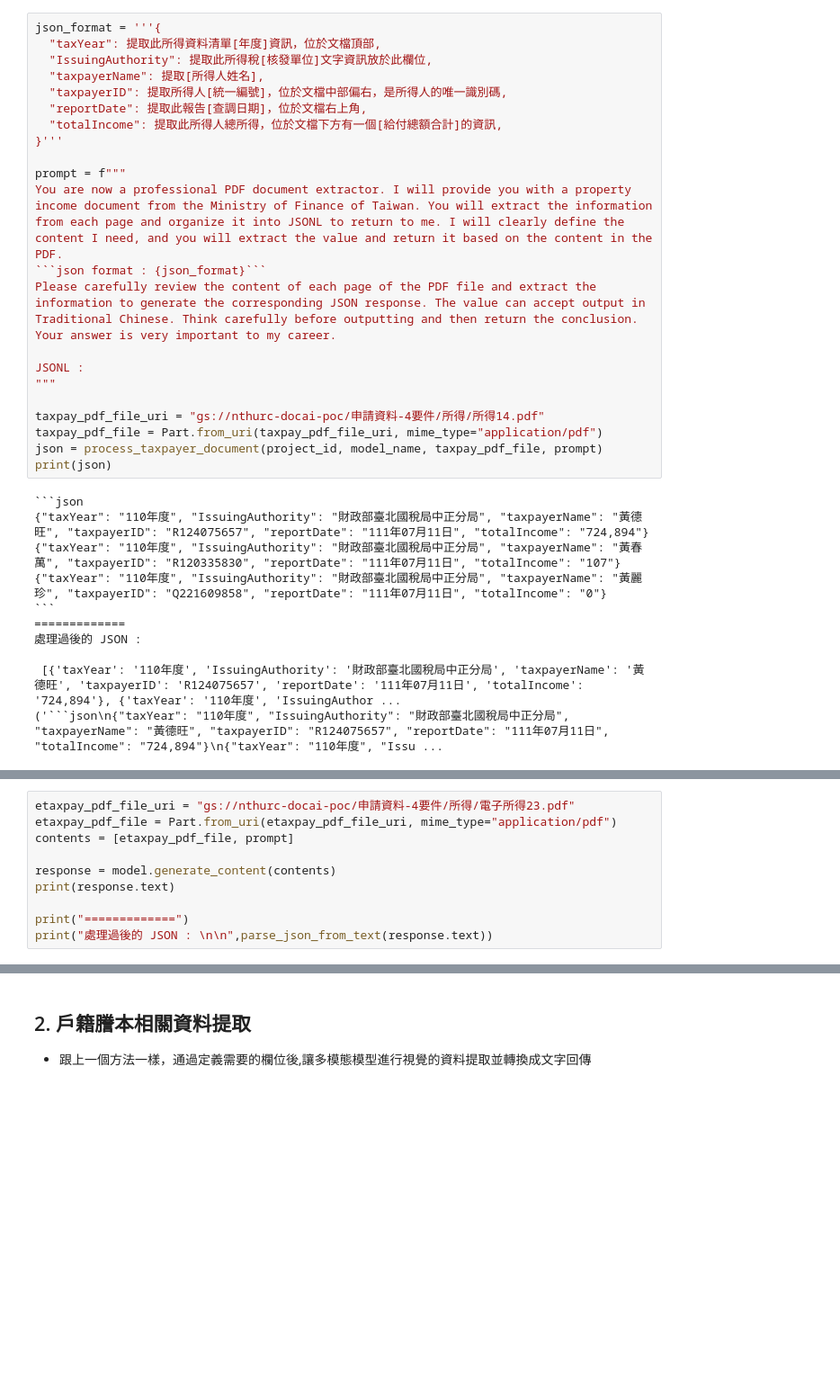
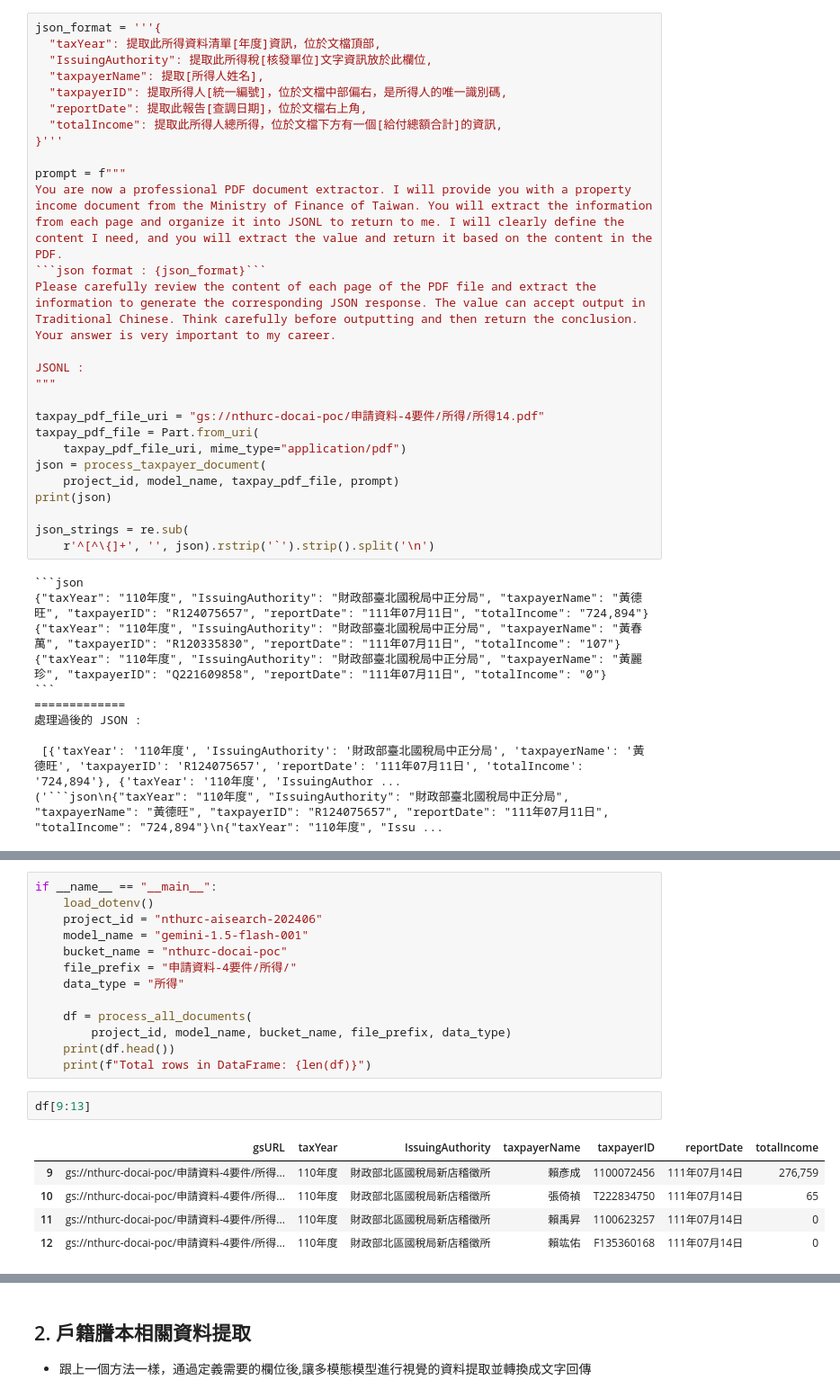
Before and after one commit to Max-chen-1126/NTHURC-Search-PoC, a Jupyter notebook: DocAI/DocAI-testing.ipynb, the cells around one changed output, grey strips where cells are left out. Shown: that part at 90% size. Saved outputs shown, nothing was run; the diff lists cells and outputs as text; blank space fills up the shorter version.

````diff
--- a/DocAI/DocAI-testing.ipynb
+++ b/DocAI/DocAI-testing.ipynb
@@ -83,9 +87,14 @@ JSONL :
 """
 
 taxpay_pdf_file_uri = "gs://nthurc-docai-poc/申請資料-4要件/所得/所得14.pdf"
-taxpay_pdf_file = Part.from_uri(taxpay_pdf_file_uri, mime_type="application/pdf")
-json = process_taxpayer_document(project_id, model_name, taxpay_pdf_file, prompt)
+taxpay_pdf_file = Part.from_uri(
+    taxpay_pdf_file_uri, mime_type="application/pdf")
+json = process_taxpayer_document(
+    project_id, model_name, taxpay_pdf_file, prompt)
 print(json)
+
+json_strings = re.sub(
+    r'^[^\{]+', '', json).rstrip('`').strip().split('\n')
 # %% [output]
 ```json
 {"taxYear": "110年度", "IssuingAuthority": "財政部臺北國稅局中正分局", "taxpayerName": "黃德旺", "taxpayerID": "R124075657", "reportDate": "111年07月11日", "totalIncome": "724,894"}
@@ -102,10 +108,0 @@ print(json)
-# %%
-etaxpay_pdf_file_uri = "gs://nthurc-docai-poc/申請資料-4要件/所得/電子所得23.pdf"
-etaxpay_pdf_file = Part.from_uri(etaxpay_pdf_file_uri, mime_type="application/pdf")
-contents = [etaxpay_pdf_file, prompt]
-
-response = model.generate_content(contents)
-print(response.text)
-
-print("=============")
-print("處理過後的 JSON : \n\n",parse_json_from_text(response.text))
@@ -123,0 +349,21 @@ print("處理過後的 JSON : \n\n",parse_json_from_text(response.text))
+# %%
+if __name__ == "__main__":
+    load_dotenv()
+    project_id = "nthurc-aisearch-202406"
+    model_name = "gemini-1.5-flash-001"
+    bucket_name = "nthurc-docai-poc"
+    file_prefix = "申請資料-4要件/所得/"
+    data_type = "所得"
+
+    df = process_all_documents(
+        project_id, model_name, bucket_name, file_prefix, data_type)
+    print(df.head())
+    print(f"Total rows in DataFrame: {len(df)}")
+# %%
+df[9:13]
+# %% [output]
+|  | gsURL | taxYear | IssuingAuthority | taxpayerName | taxpayerID | reportDate | totalIncome |
+| 9 | gs://nthurc-docai-poc/申請資料-4要件/所得... | 110年度 | 財政部北區國稅局新店稽徵所 | 賴彥成 | 1100072456 | 111年07月14日 | 276,759 |
+| 10 | gs://nthurc-docai-poc/申請資料-4要件/所得... | 110年度 | 財政部北區國稅局新店稽徵所 | 張倚禎 | T222834750 | 111年07月14日 | 65 |
+| 11 | gs://nthurc-docai-poc/申請資料-4要件/所得... | 110年度 | 財政部北區國稅局新店稽徵所 | 賴禹昇 | 1100623257 | 111年07月14日 | 0 |
+| 12 | gs://nthurc-docai-poc/申請資料-4要件/所得... | 110年度 | 財政部北區國稅局新店稽徵所 | 賴竑佑 | F135360168 | 111年07月14日 | 0 |
````
Also changed, not shown: parts of 17 cells of this notebook, 8 other files.
